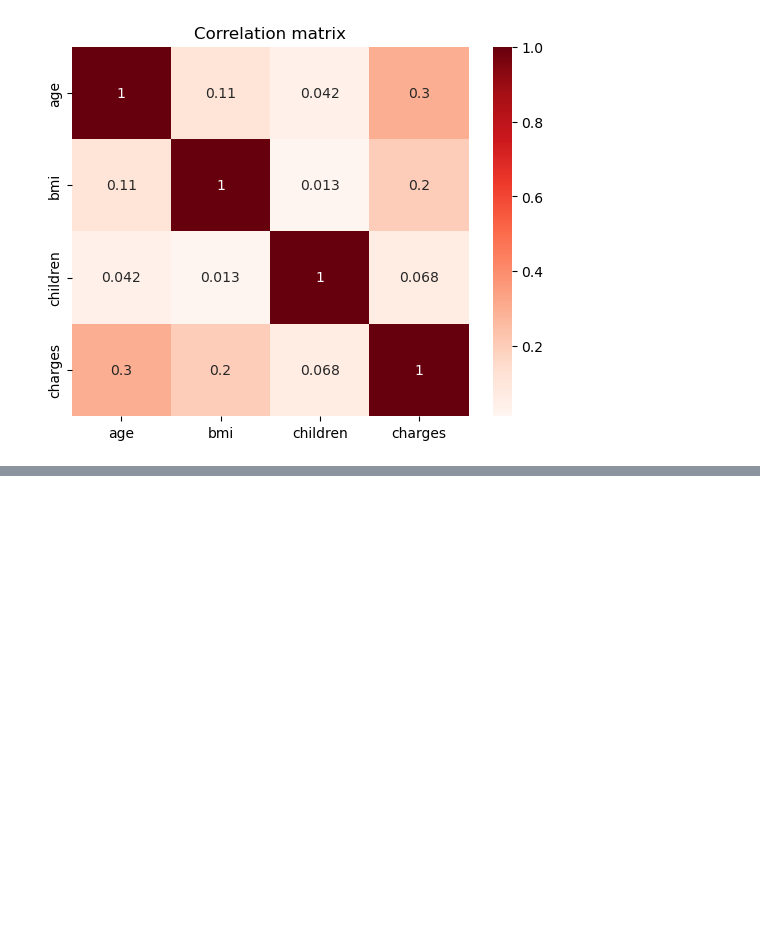
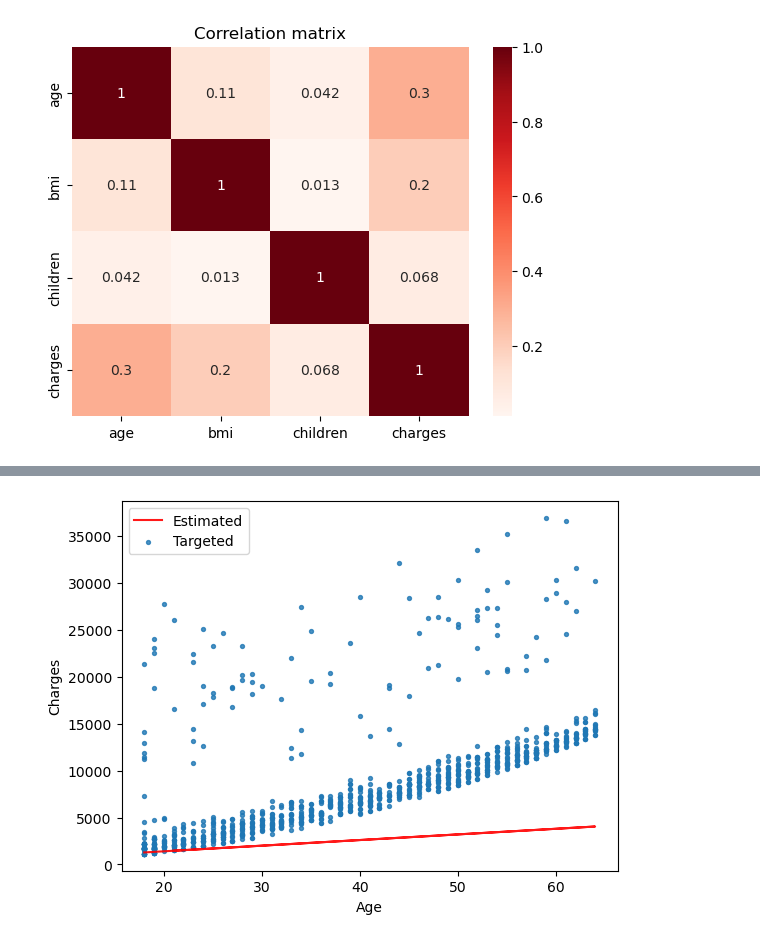
Before and after one commit to sudiptoshahin/brief-intro-ml, a Jupyter notebook: linear-regression-2.2.ipynb, the cells around one changed output, grey strips where cells are left out. Drawn from its saved outputs; the diff is of its cells as text; code cells hidden in the pictures; blank space fills up the shorter version.

```diff
--- a/linear-regression-2.2.ipynb
+++ b/linear-regression-2.2.ipynb
@@ -329,0 +406,16 @@ Text(0.5, 1.0, 'Correlation matrix')
+# %%
+def try_parameter(w, b):
+    ages = nonSmokerData['age']
+    target = nonSmokerData['charges']
+
+    estimated_charges = estimate_charges(ages, w, b)
+
+    plt.plot(ages, estimated_charges, 'r', alpha=0.9)
+    plt.scatter(ages, target, s=8, alpha=0.8)
+    plt.xlabel('Age')
+    plt.ylabel('Charges')
+    plt.legend(['Estimated', 'Targeted'])
+# %%
+try_parameter(60, 200)
+# %% [output]
+[figure, added]
```
Also changed, not shown: parts of 37 cells of this notebook, 2 other files.
